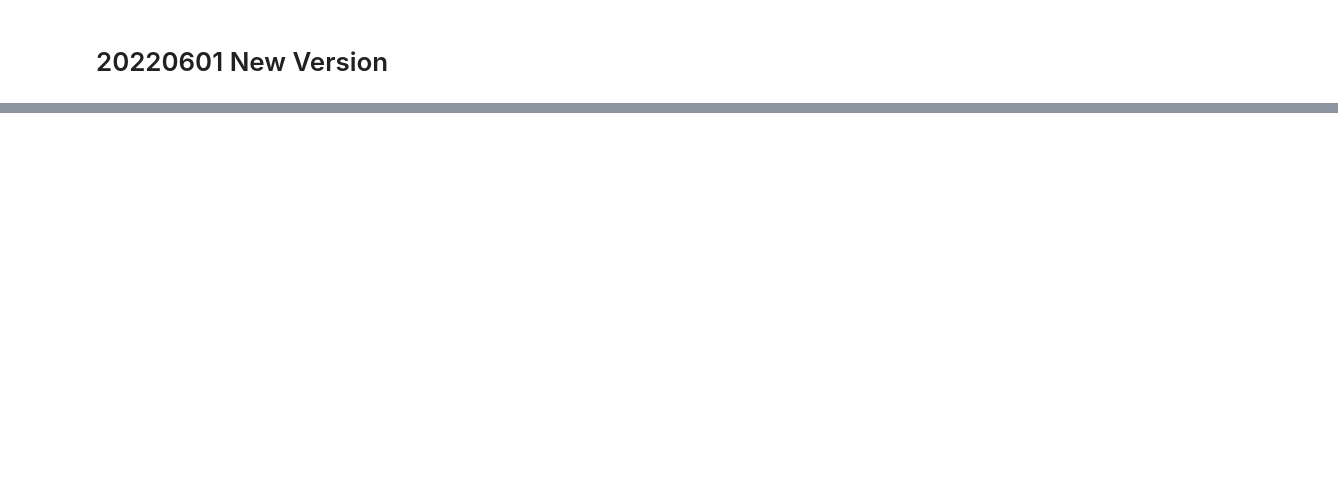
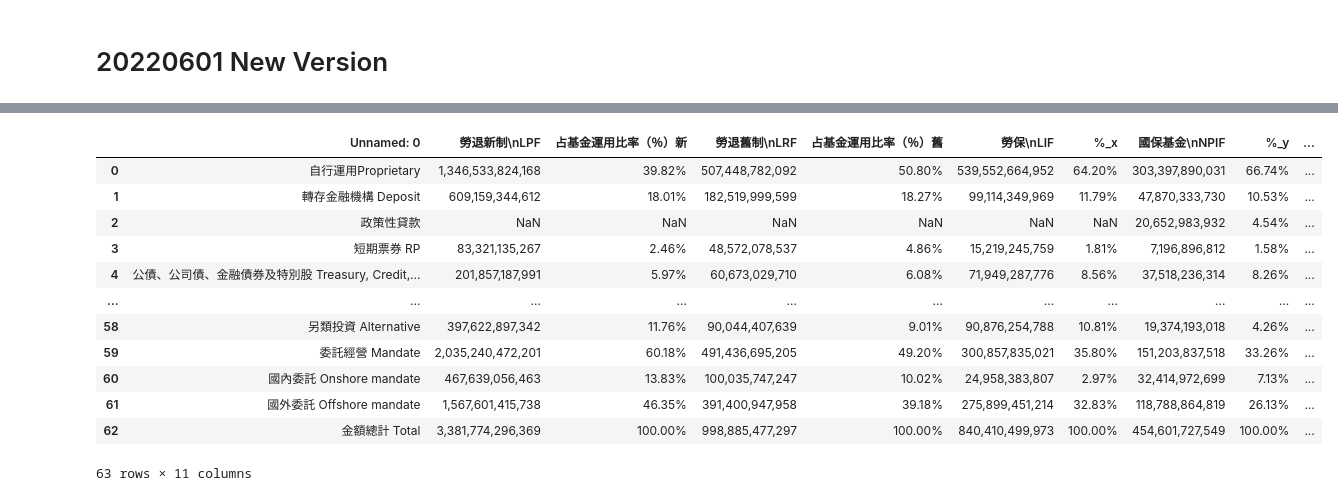
Before and after one commit to andyHSU-DS/Intern_Portfolio, a Jupyter notebook: 政府基金運用情形/Module/PageOne.ipynb, the cells around one changed output, grey strips where cells are left out. Saved outputs shown, nothing was run; the diff lists cells and outputs as text; code cells hidden in the pictures; blank space fills up the shorter version.

```diff
--- a/政府基金運用情形/Module/PageOne.ipynb
+++ b/政府基金運用情形/Module/PageOne.ipynb
@@ -355 +358,21 @@ See the caveats in the documentation: https://pandas.pydata.org/pandas-docs/stab
+# %%
+all = 勞退_df_final.merge(勞保_df_final,on='Unnamed: 0')
+all = all.merge(國保_df_final,on='Unnamed: 0')
+all = all.merge(退撫_df_final,on='Unnamed: 0')
+# %%
+all
+# %% [output]
+|  | Unnamed: 0 | 勞退新制\nLPF | 占基金運用比率（％）新 | 勞退舊制\nLRF | 占基金運用比率（％）舊 | 勞保\nLIF | %_x | 國保基金\nNPIF | %_y | ... |
+| 0 | 自行運用Proprietary | 1,346,533,824,168 | 39.82% | 507,448,782,092 | 50.80% | 539,552,664,952 | 64.20% | 303,397,890,031 | 66.74% | ... |
+| 1 | 轉存金融機構 Deposit | 609,159,344,612 | 18.01% | 182,519,999,599 | 18.27% | 99,114,349,969 | 11.79% | 47,870,333,730 | 10.53% | ... |
+| 2 | 政策性貸款 | NaN | NaN | NaN | NaN | NaN | NaN | 20,652,983,932 | 4.54% | ... |
+| 3 | 短期票券 RP | 83,321,135,267 | 2.46% | 48,572,078,537 | 4.86% | 15,219,245,759 | 1.81% | 7,196,896,812 | 1.58% | ... |
+| 4 | 公債、公司債、金融債券及特別股 Treasury, Credit,... | 201,857,187,991 | 5.97% | 60,673,029,710 | 6.08% | 71,949,287,776 | 8.56% | 37,518,236,314 | 8.26% | ... |
+| ... | ... | ... | ... | ... | ... | ... | ... | ... | ... | ... |
+| 58 | 另類投資 Alternative | 397,622,897,342 | 11.76% | 90,044,407,639 | 9.01% | 90,876,254,788 | 10.81% | 19,374,193,018 | 4.26% | ... |
+| 59 | 委託經營 Mandate | 2,035,240,472,201 | 60.18% | 491,436,695,205 | 49.20% | 300,857,835,021 | 35.80% | 151,203,837,518 | 33.26% | ... |
+| 60 | 國內委託 Onshore mandate | 467,639,056,463 | 13.83% | 100,035,747,247 | 10.02% | 24,958,383,807 | 2.97% | 32,414,972,699 | 7.13% | ... |
+| 61 | 國外委託 Offshore mandate | 1,567,601,415,738 | 46.35% | 391,400,947,958 | 39.18% | 275,899,451,214 | 32.83% | 118,788,864,819 | 26.13% | ... |
+| 62 | 金額總計 Total | 3,381,774,296,369 | 100.00% | 998,885,477,297 | 100.00% | 840,410,499,973 | 100.00% | 454,601,727,549 | 100.00% | ... |
+63 rows × 11 columns
 # %%
```
Also changed, not shown: parts of 12 cells of this notebook, 27 other files.
